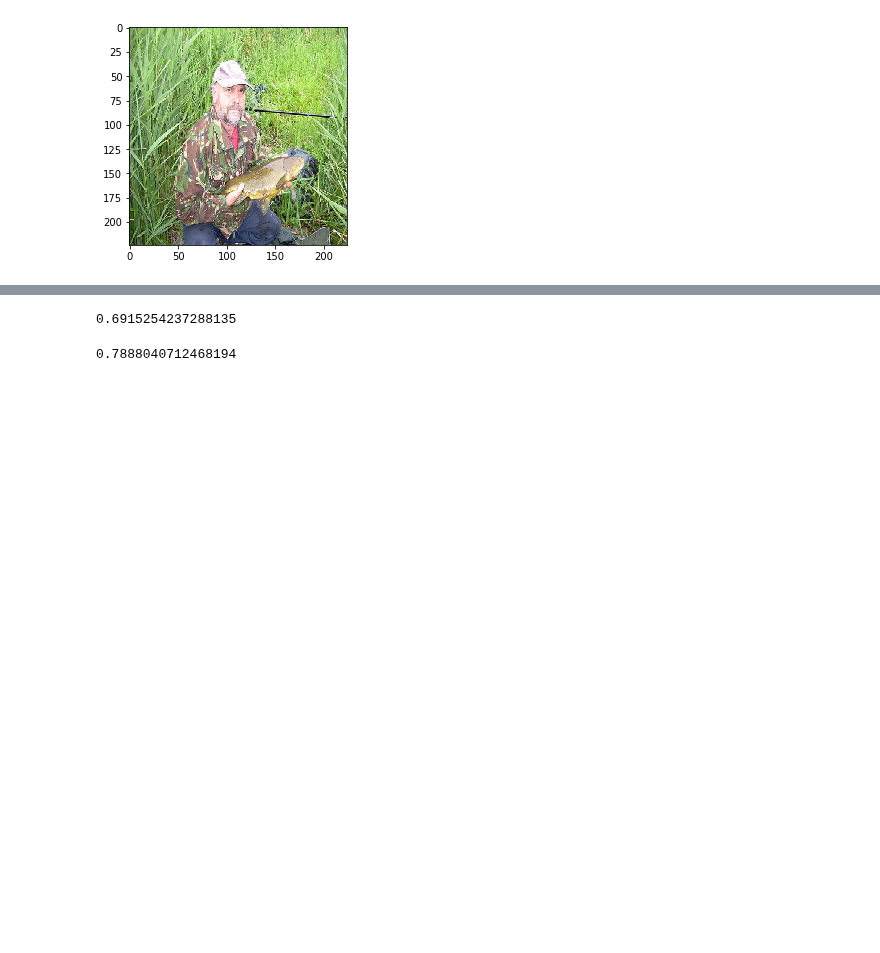
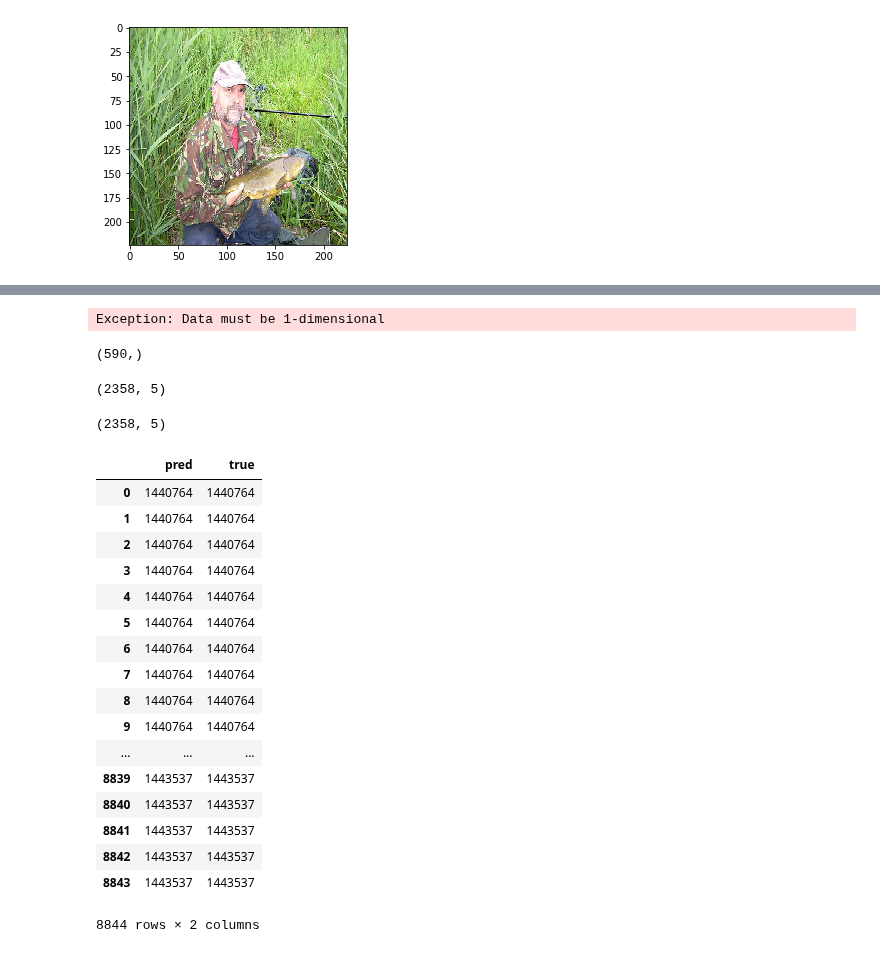
Before and after one commit to alswilli/Object-Classificaton-and-Localization-on-ImageNet, a Jupyter notebook: What in the heck.ipynb, the cells around one changed output, grey strips where cells are left out. Cells and saved outputs as stored; diff of their text form; code cells hidden in the pictures; blank space fills up the shorter version.

Commit message:
dataframe issues

```diff
--- a/What in the heck.ipynb
+++ b/What in the heck.ipynb
@@ -109,15 +190,61 @@ model.fit(x_train, y_train, epochs=6, verbose=1)
 predictedModel = model.predict(x_val)
 predictedModel2 = model.predict(x_train)
 
+
+
+predLabel1 = [wnids_to_words['n0' + str(int(x))] for x in label_encoder.inverse_transform(predictedModel)]
+
+trueLabel1 = [wnids_to_words['n0' + str(int(x))] for x in label_encoder.inverse_transform(y_val)]
+
+# predLabel2 = [wnids_to_words['n0' + str(int(x))] for x in label_encoder.inverse_transform(predictedModel2)]
+
+# trueLabel2 = [wnids_to_words['n0' + str(int(x))] for x in label_encoder.inverse_transform(y_train)]
+
+predLabel2 = [x for x in label_encoder.inverse_transform(predictedModel2)]
+
+trueLabel2 = [x for x in label_encoder.inverse_transform(y_train)]
+
 import pandas as pd
 from sklearn.metrics import accuracy_score
 
-dataframe = pd.DataFrame({'pred': label_encoder.inverse_transform(predictedModel), 'true': label_encoder.inverse_transform(y_val)})
+dataframe = pd.DataFrame({'pred': predLabel1, 'true': trueLabel1})
 
-dataframe2 = pd.DataFrame({'pred': label_encoder.inverse_transform(predictedModel2), 'true': label_encoder.inverse_transform(y_train)})
+dataframe2 = pd.DataFrame({'pred': predictedModel2, 'true': trueLabel2})
 
 print(accuracy_score(dataframe.pred, dataframe.true))
-accuracy_score(dataframe2.pred, dataframe2.true)
+# accuracy_score(dataframe2.pred, dataframe2.true)
 # %% [output]
-0.6915254237288135
+Exception: Data must be 1-dimensional
-0.7888040712468194
+# %%
+label_encoder.inverse_transform(predictedModel).shape
+# %% [output]
+(590,)
+# %%
+y_train.shape
+# %% [output]
+(2358, 5)
+# %%
+predictedModel2.shape
+# %% [output]
+(2358, 5)
+# %%
+dataframe2
+# %% [output]
+|  | pred | true |
+| 0 | 1440764 | 1440764 |
+| 1 | 1440764 | 1440764 |
+| 2 | 1440764 | 1440764 |
+| 3 | 1440764 | 1440764 |
+| 4 | 1440764 | 1440764 |
+| 5 | 1440764 | 1440764 |
+| 6 | 1440764 | 1440764 |
+| 7 | 1440764 | 1440764 |
+| 8 | 1440764 | 1440764 |
+| 9 | 1440764 | 1440764 |
+| ... | ... | ... |
+| 8839 | 1443537 | 1443537 |
+| 8840 | 1443537 | 1443537 |
+| 8841 | 1443537 | 1443537 |
+| 8842 | 1443537 | 1443537 |
+| 8843 | 1443537 | 1443537 |
+8844 rows × 2 columns
```
Also changed, not shown: parts of 12 cells of this notebook.
